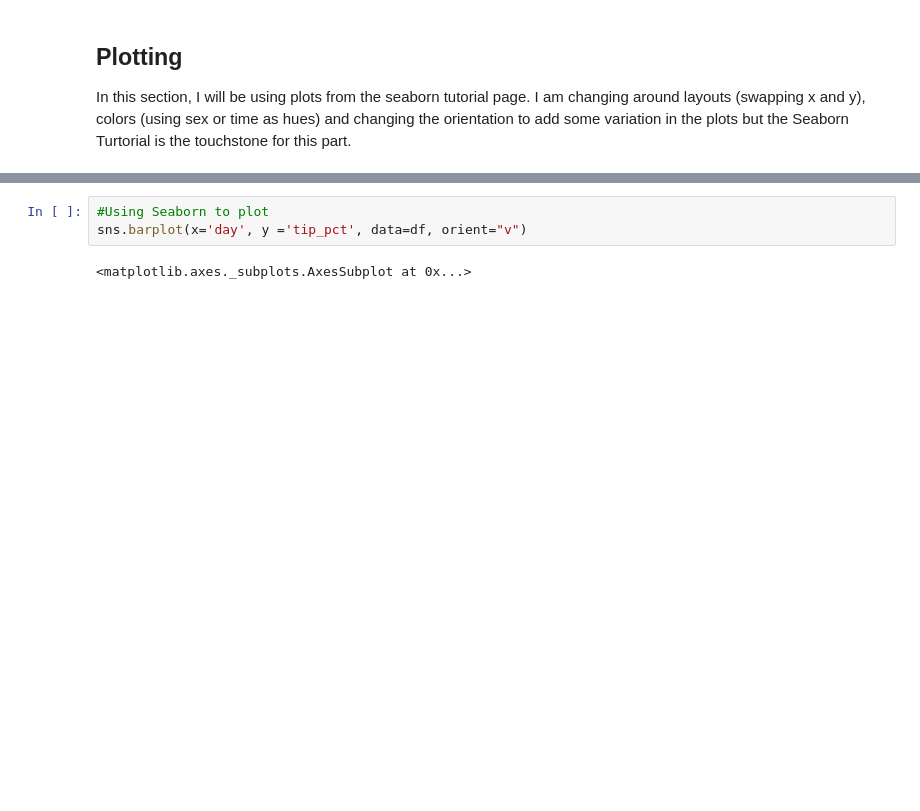
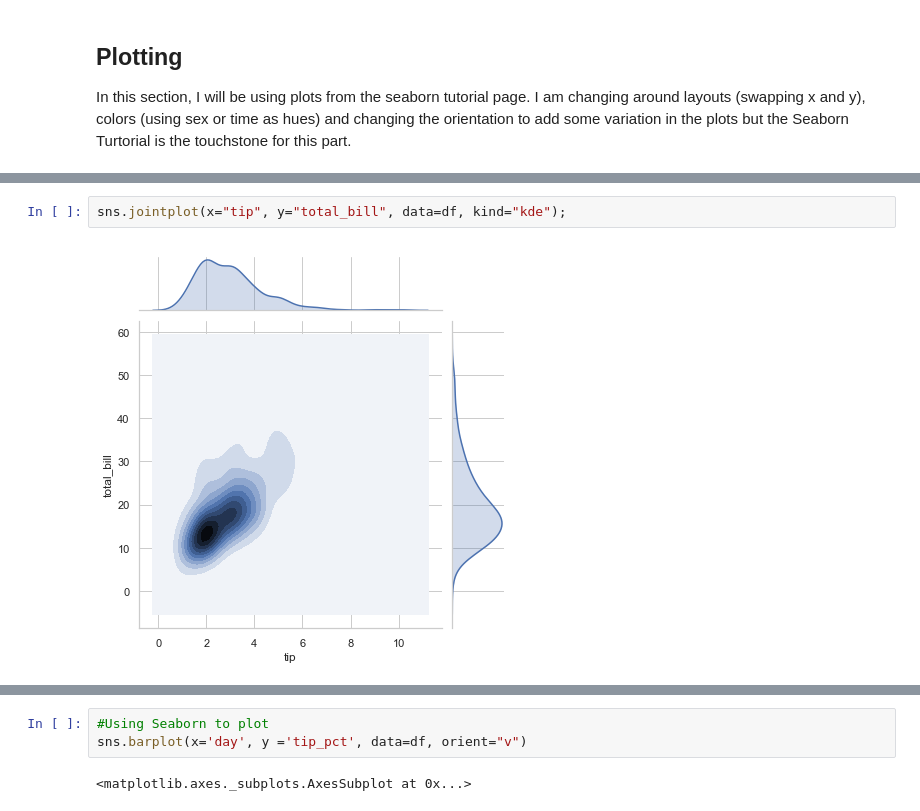
Before and after one commit to tomhealy1/Asssessment-Fundamentals-of-Data-Analysis-2019, a Jupyter notebook: Assessment for Fundamentals of Data Analysis 2019.ipynb, the cells around one changed output, grey strips where cells are left out. Saved outputs shown, nothing was run; the diff lists cells and outputs as text; blank space fills up the shorter version.

```diff
--- a/Assessment for Fundamentals of Data Analysis 2019.ipynb
+++ b/Assessment for Fundamentals of Data Analysis 2019.ipynb
@@ -457,0 +482,4 @@ In this section, I will be using plots from the seaborn tutorial page. I am chan
+# %%
+sns.jointplot(x="tip", y="total_bill", data=df, kind="kde");
+# %% [output]
+[figure, added]
```
Also changed, not shown: parts of 28 cells of this notebook.
